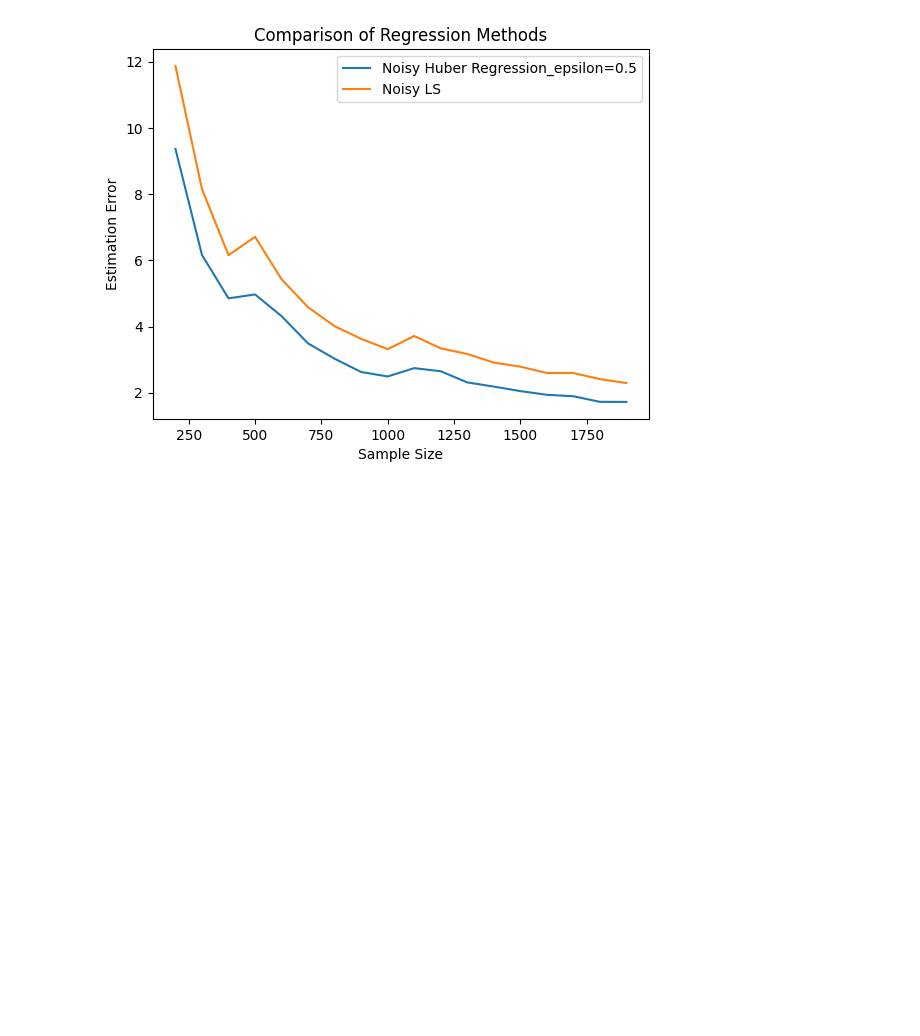
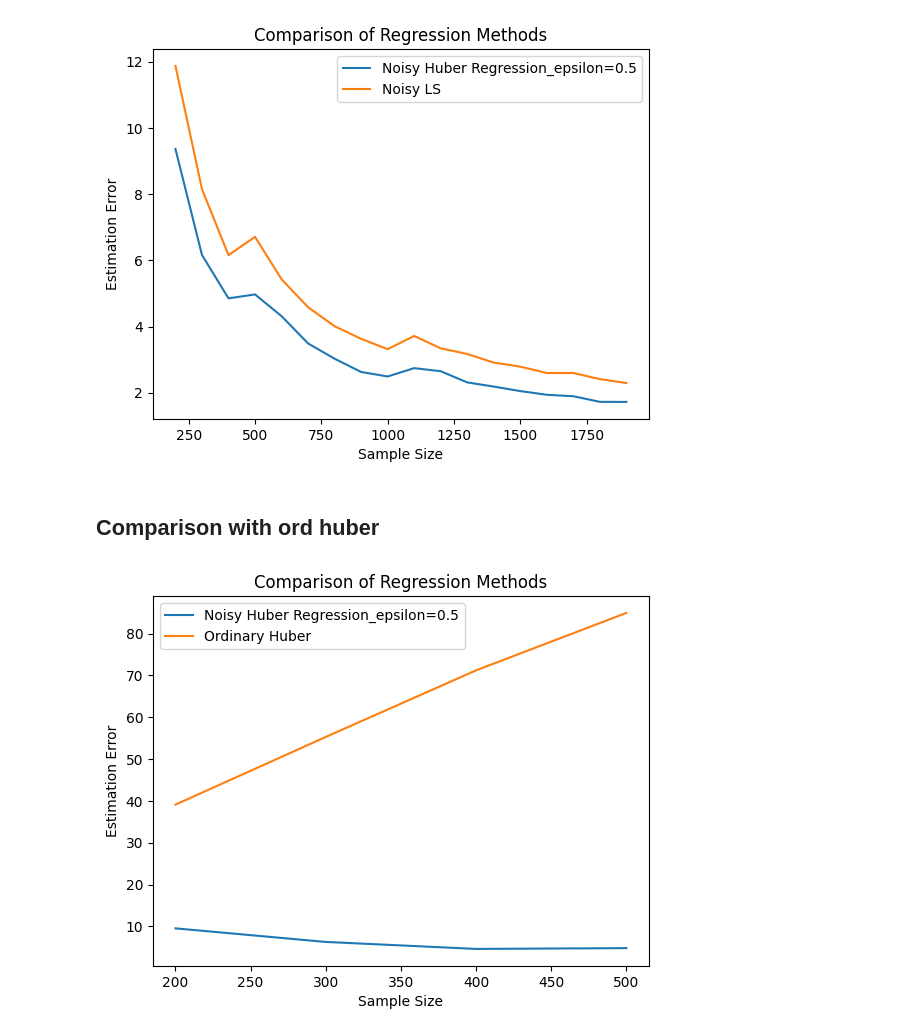
Before and after one commit to hsmoonjohn/DPHuber, a Jupyter notebook: DP_Huber_sim.ipynb, the cells around one changed output. Drawn from its saved outputs; the diff is of its cells as text; code cells hidden in the pictures; blank space fills up the shorter version.

Commit message:
highdim ord huber

```diff
--- a/DP_Huber_sim.ipynb
+++ b/DP_Huber_sim.ipynb
@@ -299,3 +301,61 @@ plt.savefig('my_plot_high_t15.png', dpi=300)
 plt.show()
 # %% [output]
 [figure]
+# %% [markdown]
+## Comparison with ord huber
+# %%
+# Parameters
+#d = 5
+eta = 0.2
+delta = 0.001
+#T=10
+epsilon = 0.5
+epsilon2 = 0.3
+repetitions = 100
+sample_sizes = np.array(range(200, 600, 100))  # Adjust sample sizes as needed
+
+# Running the experiment and plotting
+mean_errors_noisy = []
+mean_errors_ord = []
+
+for n in sample_sizes:
+    errors_noisy = []
+    errors_ord = []
+    T=int(np.log(n))
+    for m in range(repetitions):
+        X = np.random.uniform(-1/np.sqrt(n), 1/np.sqrt(n), (n, n))
+        truebeta = np.zeros(n)
+        truebeta[:20] = np.random.randn(20)
+        truebeta /= np.linalg.norm(truebeta)
+        #Y = X.dot(truebeta) + np.random.normal(0, 1, n)
+        Y = X.dot(truebeta) + rgt.standard_t(1.5, n)
+        beta0 = np.zeros(n)
+
+        # Noisy Huber Regression1
+        noisy_huber_regression = huberReg(X, Y,intercept=False)
+        noisy_huber_result = noisy_huber_regression.noisy_huber_reg_highdim(beta0=beta0, epsilon=epsilon, T=T, delta=10/(n**1.1), eta=eta, s=20,
+                                                                           standardize=False)
+        errors_noisy.append(l2_distance(noisy_huber_result[0][:], truebeta))
+
+        # Noisy Huber Regression2
+        ord_huber = huberReg(X, Y,intercept=False)
+        ord_result = ord_huber.huber_lasso()
+        errors_ord.append(l2_distance(ord_result, truebeta))
+
+    mean_errors_noisy.append(np.mean(errors_noisy))
+    mean_errors_ord.append(np.mean(errors_ord))
+
+
+
+plt.plot(sample_sizes, mean_errors_noisy, label='Noisy Huber Regression_epsilon=0.5')
+plt.plot(sample_sizes, mean_errors_ord, label='Ordinary Huber')
+#plt.plot(sample_sizes, np.log(mean_errors_ordinary), label='Ordinary Huber Regression')
+#plt.plot(sample_sizes, mean_errors_between, label='error between estimator')
+plt.xlabel('Sample Size')
+plt.ylabel('Estimation Error')
+plt.title('Comparison of Regression Methods')
+plt.legend()
+plt.savefig('my_plot_high_t15.png', dpi=300)
+plt.show()
+# %% [output]
+[figure, added]
```
Also changed, not shown: parts of 6 cells of this notebook, 1 other file.
